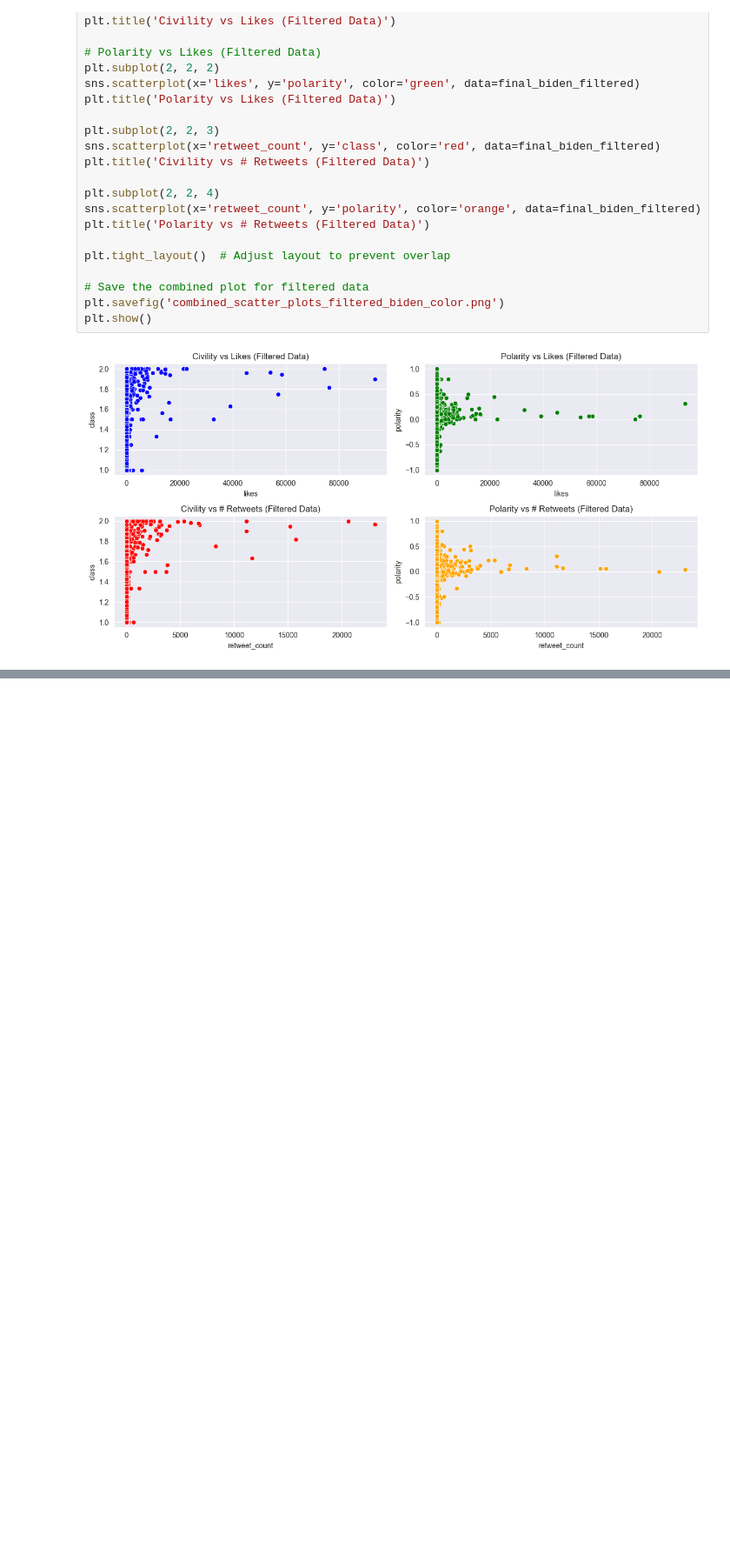
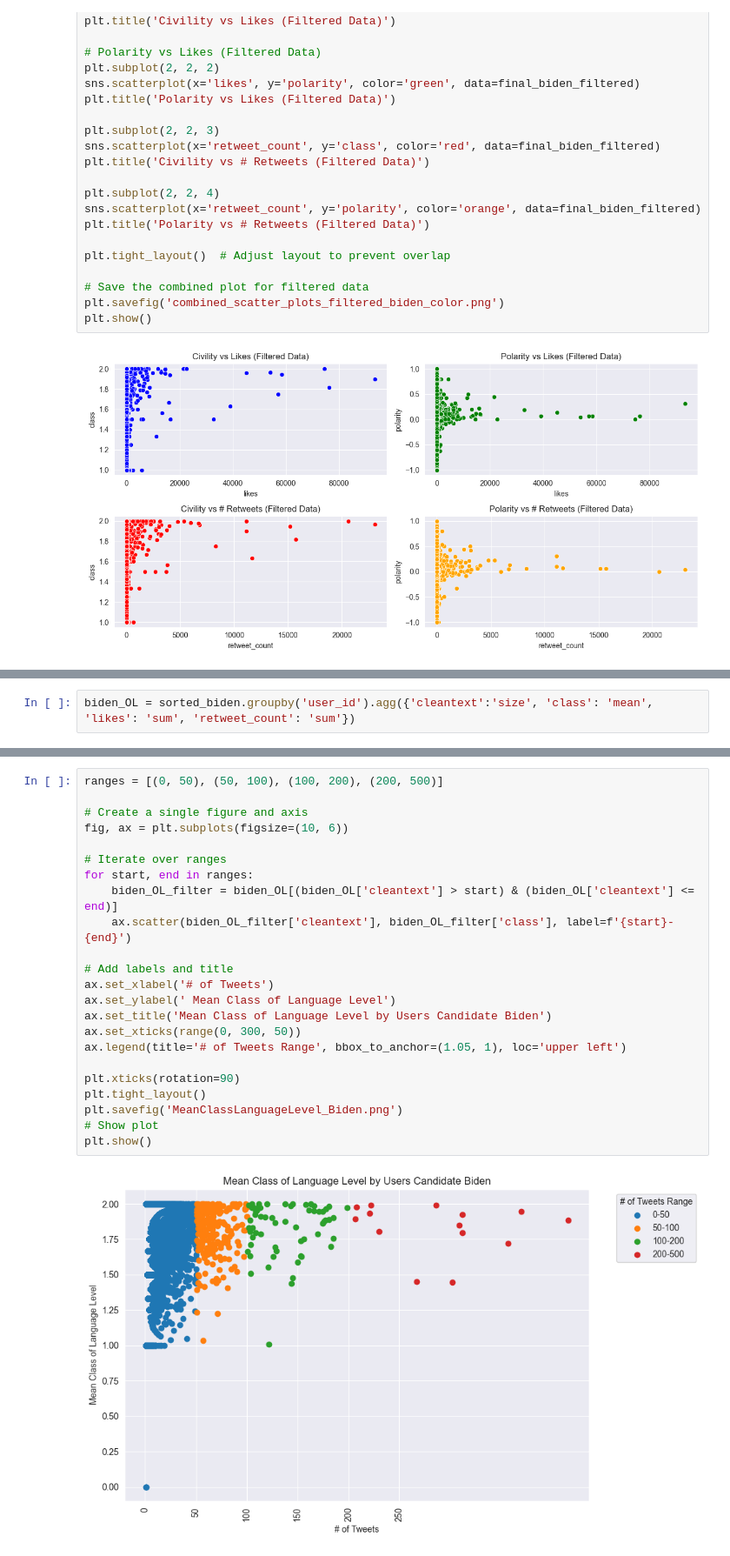
Before and after one commit to GhazaleZe/Political-Polarization-in-Comments, a Jupyter notebook: biden_final.ipynb, the cells around one changed output, grey strips where cells are left out. Shown at 87% size. Cells and saved outputs as stored; diff of their text form; blank space fills up the shorter version.

```diff
--- a/biden_final.ipynb
+++ b/biden_final.ipynb
@@ -462,0 +473,2 @@ plt.show()
+# %%
+biden_OL = sorted_biden.groupby('user_id').agg({'cleantext':'size', 'class': 'mean', 'likes': 'sum', 'retweet_count': 'sum'})
@@ -462,0 +494,25 @@ plt.show()
+# %%
+ranges = [(0, 50), (50, 100), (100, 200), (200, 500)]
+
+# Create a single figure and axis
+fig, ax = plt.subplots(figsize=(10, 6))
+
+# Iterate over ranges
+for start, end in ranges:
+    biden_OL_filter = biden_OL[(biden_OL['cleantext'] > start) & (biden_OL['cleantext'] <= end)]
+    ax.scatter(biden_OL_filter['cleantext'], biden_OL_filter['class'], label=f'{start}-{end}')
+
+# Add labels and title
+ax.set_xlabel('# of Tweets')
+ax.set_ylabel(' Mean Class of Language Level')
+ax.set_title('Mean Class of Language Level by Users Candidate Biden')
+ax.set_xticks(range(0, 300, 50))
+ax.legend(title='# of Tweets Range', bbox_to_anchor=(1.05, 1), loc='upper left')
+
+plt.xticks(rotation=90)
+plt.tight_layout()
+plt.savefig('MeanClassLanguageLevel_Biden.png')
+# Show plot
+plt.show()
+# %% [output]
+[figure, added]
```
Also changed, not shown: parts of 7 cells of this notebook, 3 other files.
